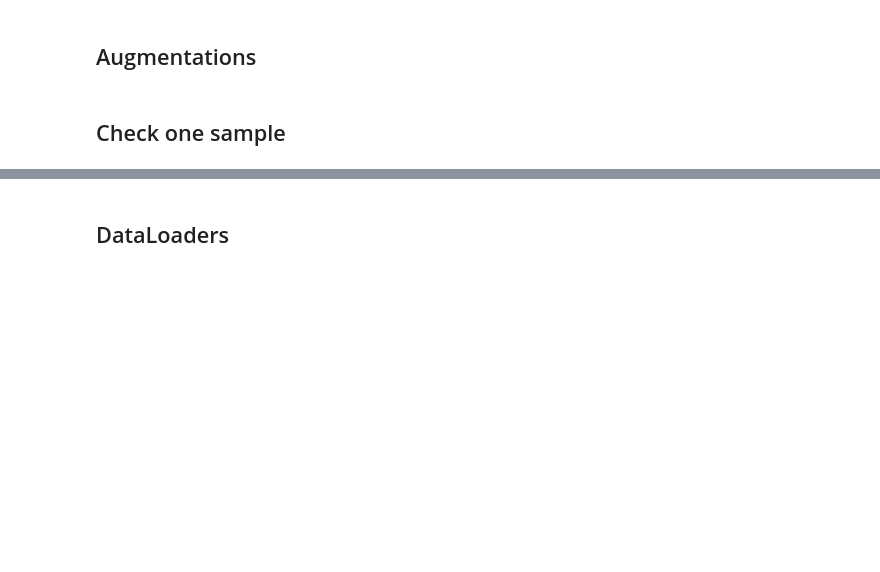
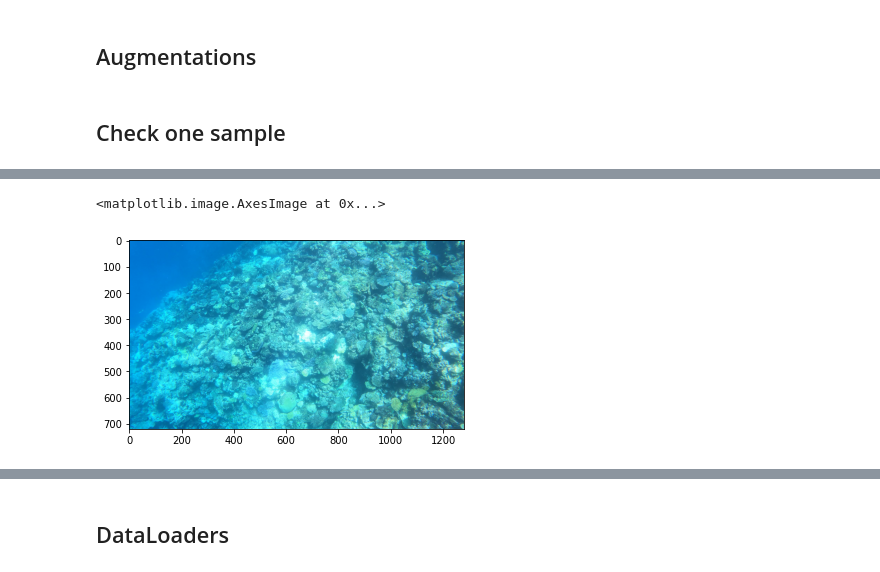
Before and after one commit to OrsoF/Deep-Learning-Project, a Jupyter notebook: faster-rcnn.ipynb, the cells around one changed output, grey strips where cells are left out. Saved outputs shown, nothing was run; the diff lists cells and outputs as text; code cells hidden in the pictures; blank space fills up the shorter version.

```diff
--- a/faster-rcnn.ipynb
+++ b/faster-rcnn.ipynb
@@ -23,8 +24,8 @@ BASE_DIR = "../input/tensorflow-great-barrier-reef/train_images/"
 
 NUM_EPOCHS = 12
 # %%
-df = pd.read_csv("../input/reef-cv-strategy-subsequences-dataframes/train-validation-split/train-0.1.csv")
-
+df = pd.read_csv("tensorflow-great-barrier-reef/train.csv")
+df['is_train'] = (df.index >= 20000)
 # Turn annotations from strings into lists of dictionaries
 df['annotations'] = df['annotations'].apply(eval)
 
@@ -152,0 +163,6 @@ targets
+# %%
+image = plt.imread(os.path.join('tensorflow-great-barrier-reef\\train_images', df_val.iloc[2552]['image_path']))
+plt.imshow(image)
+# %% [output]
+<matplotlib.image.AxesImage at 0x...>
+[figure, added]
```
Also changed, not shown: parts of 12 cells of this notebook.
